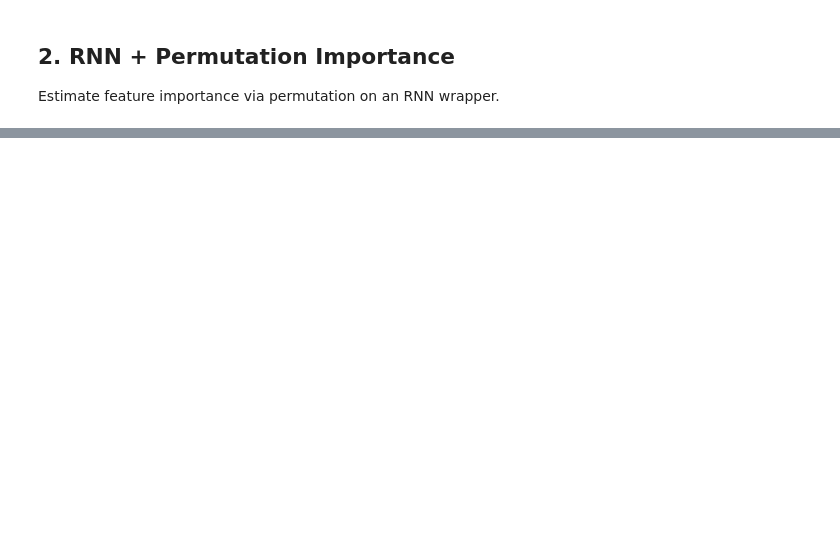
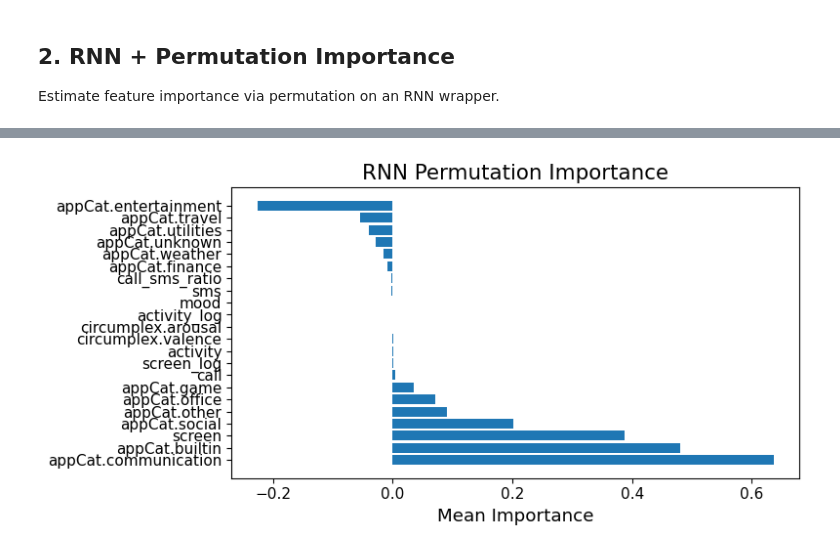
Before and after one commit to PietPjotr/DMT1, a Jupyter notebook: numercial_varibles.ipynb, the cells around one changed output, grey strips where cells are left out. Cells and saved outputs as stored; diff of their text form; code cells hidden in the pictures; blank space fills up the shorter version.

```diff
--- a/numercial_varibles.ipynb
+++ b/numercial_varibles.ipynb
@@ -163,0 +178,18 @@ RNN selected features (desc): ['appCat.communication', 'screen', 'appCat.builtin
+# %%
+# Plot importances
+scale = 1.1
+
+plt.figure(figsize=(8,4))
+plt.barh(
+    X_train.columns[sorted_idx],
+    importances[sorted_idx]
+)
+plt.xlabel('Mean Importance', fontsize=12 * scale)
+plt.title('RNN Permutation Importance', fontsize=14 * scale)
+plt.xticks(fontsize=10 * scale)
+plt.yticks(fontsize=10 * scale)
+plt.tight_layout()
+plt.savefig('rnn_permutation_importance.pdf', dpi=300)
+plt.show()
+# %% [output]
+[figure, added]
```
Also changed, not shown: parts of 3 cells of this notebook.
